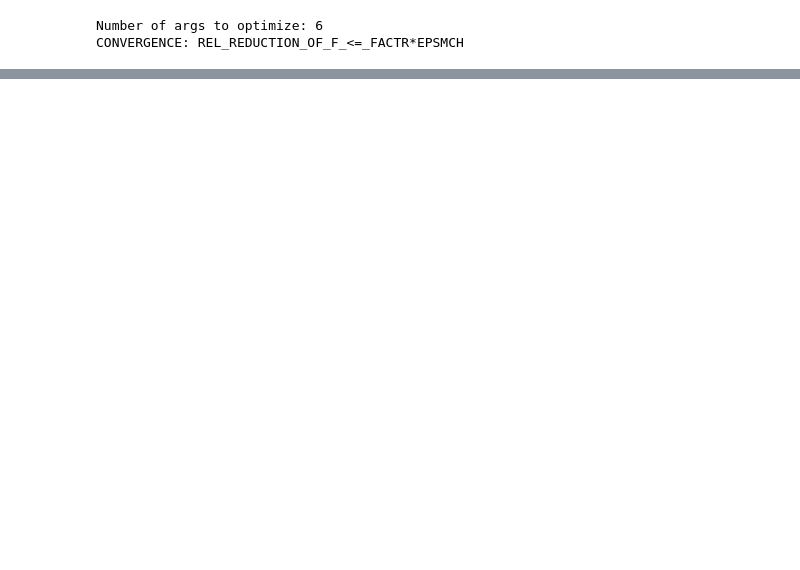
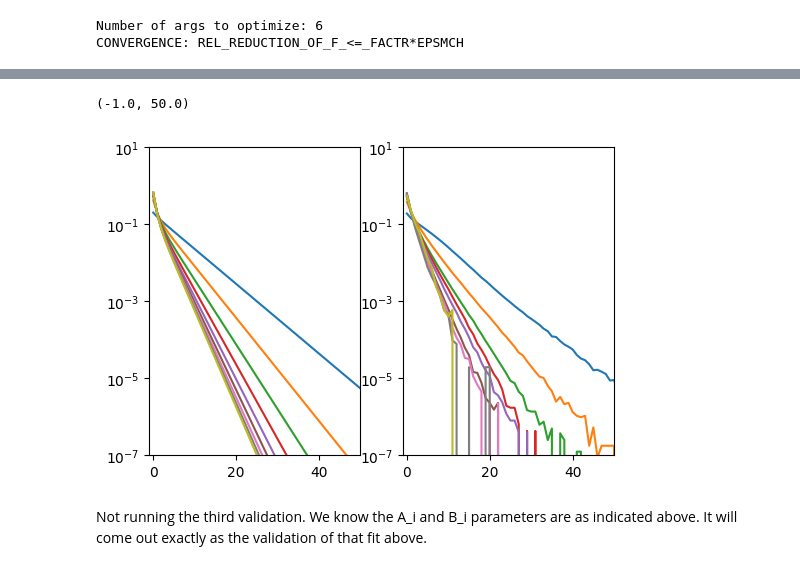
Before and after one commit to MWolfR/structuraltouchrandommodel, a Jupyter notebook: Fit and evaluate touch count model.ipynb, the cells around one changed output, grey strips where cells are left out. Saved outputs shown, nothing was run; the diff lists cells and outputs as text; code cells hidden in the pictures; blank space fills up the shorter version.

```diff
--- a/Fit and evaluate touch count model.ipynb
+++ b/Fit and evaluate touch count model.ipynb
@@ -117,0 +187,16 @@ ax2.set_xlim((-1, 50))
+# %%
+# Validation 1: Mean and variance of extra touches (beyond the first) in each distance bin
+
+# Data
+mean_extra_edges = M_h.edges.groupby("bin")["count"].mean().values - 1 # -1 because we count touches beyond the first.
+var_extra_edges = M_h.edges.groupby("bin")["count"].var().values # variance is unaffected by subtracting a constant
+
+# Model
+# cut_zeros_and_shift converts the model to a model of extra touches.
+mdl, _ = cut_zeros_and_shift(sis(opt_model["i"], opt_model["f"], opt_model["p"], max_touch_count))
+mn, var = mdl.stats()
+
+plt.plot(mean_extra_edges, mn, 'o')
+plt.plot(var_extra_edges, var, 'o')
+plt.axis("equal")
+plt.plot(plt.gca().get_xlim(), plt.gca().get_xlim(), ls="--", color="grey")
@@ -117,0 +206,33 @@ ax2.set_xlim((-1, 50))
+# %%
+# Validation 2: Touch count distributions
+
+extra_touches = numpy.arange(0, max_touch_count + 1)
+
+prob_data = M_h.edges.groupby("bin")["count"].apply(lambda x:
+                                                    pandas.Series(numpy.histogram(x - 1, bins=extra_touches,
+                                                                                  density=True)[0],
+                                                                  index=pandas.Index(extra_touches[:-1], name="touches")))
+
+prob_model = pandas.concat([pandas.Series(mdl.pmf(_x), index=pandas.Index(range(n_dist_bins), name="bin"))
+                            for _x in extra_touches[:-1]],
+                          keys=extra_touches[:-1], names=["touches"])
+
+
+fig = plt.figure(figsize=(6, 4))
+ax1 = fig.add_subplot(1, 2, 1); ax2 = fig.add_subplot(1, 2, 2)
+
+_ = ax1.plot(prob_model.unstack("bin"))
+_ = ax2.plot(prob_data.unstack("bin"))
+
+ax1.set_yscale('log')
+ax1.set_ylim((1E-7, 10))
+ax1.set_xlim((-1, 50))
+
+ax2.set_yscale('log')
+ax2.set_ylim((1E-7, 10))
+ax2.set_xlim((-1, 50))
+# %% [output]
+(-1.0, 50.0)
+[figure, added]
+# %% [markdown]
+Not running the third validation. We know the A_i and B_i parameters are as indicated above. It will come out exactly as the validation of that fit above.
```
Also changed, not shown: parts of 15 cells of this notebook, 2 other files.
